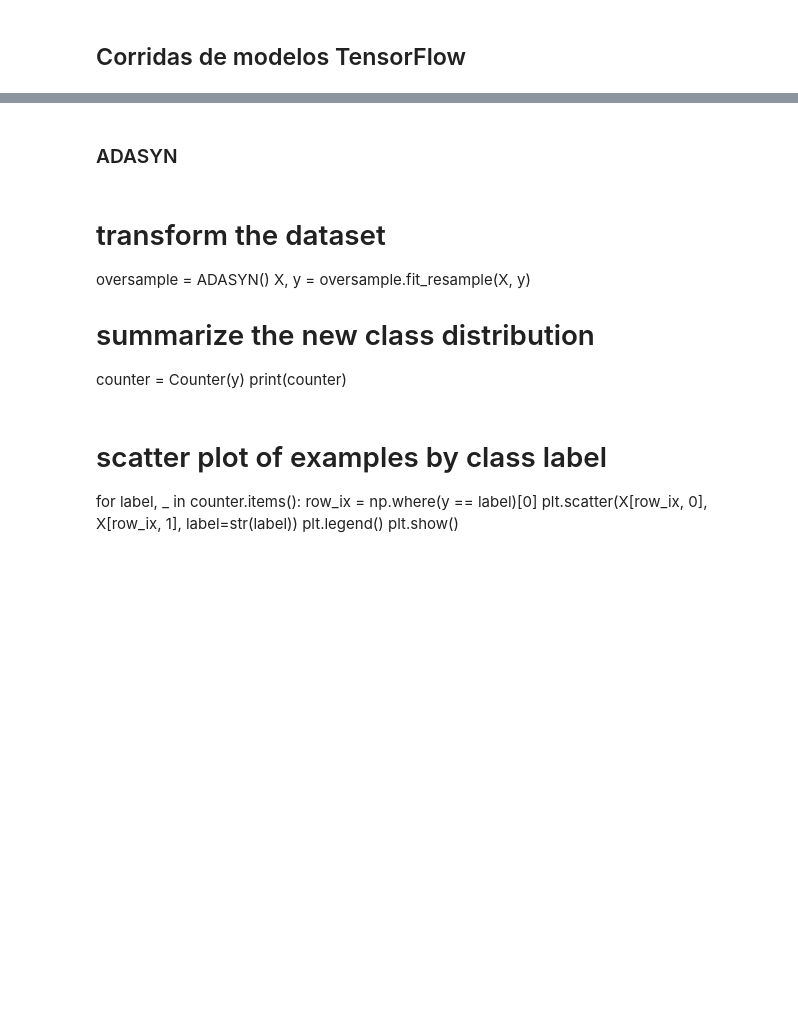
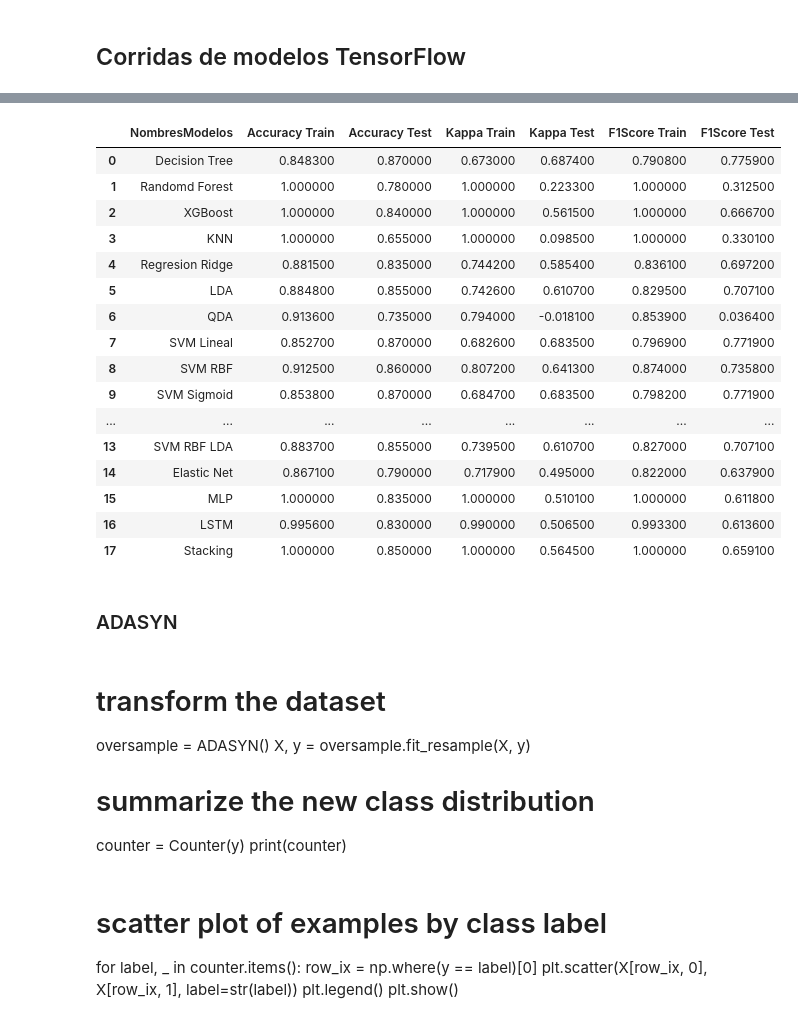
Before and after one commit to JhonHarry/Proyecto_TFM_UOC, a Jupyter notebook: code/insurance test models JHLG.ipynb, the cells around one changed output, grey strips where cells are left out. Saved outputs shown, nothing was run; the diff lists cells and outputs as text; code cells hidden in the pictures; blank space fills up the shorter version.

```diff
--- a/code/insurance test models JHLG.ipynb
+++ b/code/insurance test models JHLG.ipynb
@@ -1526,0 +1869,18 @@ metrics(y_test,y_pred_lstm)
+# %%
+data_stack_train=pd.DataFrame({'prob_lda': prob_lda_train[:,1],'prob_mlp': proba_mlp[:,1],'prob_svm': prob_svm_rbf_pca[:,1],'prob_lstm':y_pred_lstm_proba[:,0],'target':y_train})
+data_stack_test=pd.DataFrame({'prob_lda': prob_lda_test[:,1],'prob_mlp': proba_mlp_test[:,1],'prob_svm': prob_svm_rbf_pca_test[:,1],'prob_lstm':y_pred_lstm_proba_test[:,0],'target':y_test})
+data_stack_train.head()
+###shuffle data
+data_stack_train=data_stack_train.sample(frac=1)
+# %%
+metrica='accuracy'
+steps = [("SVM_stack", SVC(kernel="rbf",probability=True))]
+pipeline = Pipeline(steps)
+parametros = {'SVM_stack__C':[0.01,0.1,1,10], 'SVM_stack__gamma':[0.05,0.01, 1, 5]}
+grid1 = GridSearchCV(pipeline, param_grid=parametros, cv=5, scoring=metrica,n_jobs=-1)
+grid1.fit(data_stack_train.iloc[:,0:3], data_stack_train.iloc[:,4])
+y_svm_stack=grid1.predict(data_stack_test.iloc[:,0:3])
+y_svm_stack_train=grid1.predict(data_stack_train.iloc[:,0:3])
+prob_svm_stack_test=grid1.predict_proba(data_stack_test.iloc[:,0:3])
+metrics(data_stack_test.iloc[:,4],y_svm_stack)
+#metrics(data_stack_train.iloc[:,4],y_svm_stack_train)
@@ -1527,3 +1920,83 @@ metrics(y_test,y_pred_lstm)
+# %%
+name_models=['Decision Tree', 'Randomd Forest', 'XGBoost','KNN','Regresion Ridge','LDA','QDA','SVM Lineal','SVM RBF','SVM Sigmoid',
+                'SVM Lineal PCA','SVM RBF PCA','SVM Sigmoid PCA','SVM RBF LDA',
+                'Elastic Net','MLP','LSTM','Stacking']
+
+Accuracy_Train=[accuracy_score(y_train,pred_dt_train),accuracy_score(y_train,pred_rf_train),accuracy_score(y_train,pred_xgb_train),accuracy_score(y_train,pred_knn_train),
+                accuracy_score(y_train,pred_lass_train),accuracy_score(y_train,pred_lda_train),accuracy_score(y_train,pred_qda_train),
+                accuracy_score(y_train,y_svm_lin_train),accuracy_score(y_train,y_svm_rbf_train),accuracy_score(y_train,y_svm_sig_train),
+                accuracy_score(y_train,y_svm_lin_pca_train),
+                accuracy_score(y_train,y_svm_rbf_pca_train),accuracy_score(y_train,y_svm_sig_pca_train),
+                accuracy_score(y_train,y_svm_rbf_lda_train),accuracy_score(y_train,pred_enet_train),
+                accuracy_score(y_train,y_pred_train),accuracy_score(y_train,y_pred_lstm_train),accuracy_score(data_stack_train.iloc[:,4],y_svm_stack_train)]
+
+Accuracy_Test=[accuracy_score(y_test,pred_dt),accuracy_score(y_test,pred_rf),accuracy_score(y_test,pred_xgb),accuracy_score(y_test,pred_knn),
+                accuracy_score(y_test,pred_lass),accuracy_score(y_test,pred_lda),accuracy_score(y_test,pred_qda),
+                accuracy_score(y_test,y_svm_lin),accuracy_score(y_test,y_svm_rbf),accuracy_score(y_test,y_svm_sig),
+                accuracy_score(y_test,y_svm_lin_pca),
+                accuracy_score(y_test,y_svm_rbf_pca),accuracy_score(y_test,y_svm_sig_pca),
+                accuracy_score(y_test,y_svm_rbf_lda),accuracy_score(y_test,pred_enet),
+                accuracy_score(y_test,y_pred),accuracy_score(y_test,y_pred_lstm),accuracy_score(data_stack_test.iloc[:,4],y_svm_stack)]
+
+Kappa_Train=[cohen_kappa_score(y_train,pred_dt_train),cohen_kappa_score(y_train,pred_rf_train),cohen_kappa_score(y_train,pred_xgb_train),cohen_kappa_score(y_train,pred_knn_train),
+                cohen_kappa_score(y_train,pred_lass_train),cohen_kappa_score(y_train,pred_lda_train),cohen_kappa_score(y_train,pred_qda_train),
+                cohen_kappa_score(y_train,y_svm_lin_train),cohen_kappa_score(y_train,y_svm_rbf_train),cohen_kappa_score(y_train,y_svm_sig_train),
+                cohen_kappa_score(y_train,y_svm_lin_pca_train),
+                cohen_kappa_score(y_train,y_svm_rbf_pca_train),cohen_kappa_score(y_train,y_svm_sig_pca_train),
+                cohen_kappa_score(y_train,y_svm_rbf_lda_train),cohen_kappa_score(y_train,pred_enet_train),
+                cohen_kappa_score(y_train,y_pred_train),cohen_kappa_score(y_train,y_pred_lstm_train),cohen_kappa_score(data_stack_train.iloc[:,4],y_svm_stack_train)]
+
+Kappa_Test=[cohen_kappa_score(y_test,pred_dt),cohen_kappa_score(y_test,pred_rf),cohen_kappa_score(y_test,pred_xgb),cohen_kappa_score(y_test,pred_knn),
+                cohen_kappa_score(y_test,pred_lass),cohen_kappa_score(y_test,pred_lda),cohen_kappa_score(y_test,pred_qda),
+                cohen_kappa_score(y_test,y_svm_lin),cohen_kappa_score(y_test,y_svm_rbf),cohen_kappa_score(y_test,y_svm_sig),
+                cohen_kappa_score(y_test,y_svm_lin_pca),
+                cohen_kappa_score(y_test,y_svm_rbf_pca),cohen_kappa_score(y_test,y_svm_sig_pca),
+                cohen_kappa_score(y_test,y_svm_rbf_lda),cohen_kappa_score(y_test,pred_enet),
+                cohen_kappa_score(y_test,y_pred),cohen_kappa_score(y_test,y_pred_lstm),cohen_kappa_score(data_stack_test.iloc[:,4],y_svm_stack)]
+
+F1Score_Train=[f1_score(y_train,pred_dt_train),f1_score(y_train,pred_rf_train),f1_score(y_train,pred_xgb_train),f1_score(y_train,pred_knn_train),
+                f1_score(y_train,pred_lass_train),f1_score(y_train,pred_lda_train),f1_score(y_train,pred_qda_train),
+                f1_score(y_train,y_svm_lin_train),f1_score(y_train,y_svm_rbf_train),f1_score(y_train,y_svm_sig_train),
+                f1_score(y_train,y_svm_lin_pca_train),
+                f1_score(y_train,y_svm_rbf_pca_train),f1_score(y_train,y_svm_sig_pca_train),
+                f1_score(y_train,y_svm_rbf_lda_train),f1_score(y_train,pred_enet_train),
+                f1_score(y_train,y_pred_train),f1_score(y_train,y_pred_lstm_train),f1_score(data_stack_train.iloc[:,4],y_svm_stack_train)]
+
+F1Score_Test=[f1_score(y_test,pred_dt),f1_score(y_test,pred_rf),f1_score(y_test,pred_xgb),f1_score(y_test,pred_knn),
+                f1_score(y_test,pred_lass),f1_score(y_test,pred_lda),f1_score(y_test,pred_qda),
+                f1_score(y_test,y_svm_lin),f1_score(y_test,y_svm_rbf),f1_score(y_test,y_svm_sig),
+                f1_score(y_test,y_svm_lin_pca),
+                f1_score(y_test,y_svm_rbf_pca),f1_score(y_test,y_svm_sig_pca),
+                f1_score(y_test,y_svm_rbf_lda),f1_score(y_test,pred_enet),
+                f1_score(y_test,y_pred),f1_score(y_test,y_pred_lstm),f1_score(data_stack_test.iloc[:,4],y_svm_stack)]
+
+
+
+Tabla={'NombresModelos':name_models,'Accuracy Train':Accuracy_Train,'Accuracy Test':Accuracy_Test,
+             'Kappa Train':Kappa_Train,'Kappa Test':Kappa_Test,
+             'F1Score Train':F1Score_Train,'F1Score Test':F1Score_Test}
+resultado_modelos = pd.DataFrame(Tabla)
+resultado_modelos = resultado_modelos.round(decimals = 4)
+resultado_modelos.style.highlight_max(color = 'blue', axis = 0)
+#df.style.highlight_max(color = 'lightgreen', axis = 0)
+# %% [output]
+|  | NombresModelos | Accuracy Train | Accuracy Test | Kappa Train | Kappa Test | F1Score Train | F1Score Test |
+| 0 | Decision Tree | 0.848300 | 0.870000 | 0.673000 | 0.687400 | 0.790800 | 0.775900 |
+| 1 | Randomd Forest | 1.000000 | 0.780000 | 1.000000 | 0.223300 | 1.000000 | 0.312500 |
+| 2 | XGBoost | 1.000000 | 0.840000 | 1.000000 | 0.561500 | 1.000000 | 0.666700 |
+| 3 | KNN | 1.000000 | 0.655000 | 1.000000 | 0.098500 | 1.000000 | 0.330100 |
+| 4 | Regresion Ridge | 0.881500 | 0.835000 | 0.744200 | 0.585400 | 0.836100 | 0.697200 |
+| 5 | LDA | 0.884800 | 0.855000 | 0.742600 | 0.610700 | 0.829500 | 0.707100 |
+| 6 | QDA | 0.913600 | 0.735000 | 0.794000 | -0.018100 | 0.853900 | 0.036400 |
+| 7 | SVM Lineal | 0.852700 | 0.870000 | 0.682600 | 0.683500 | 0.796900 | 0.771900 |
+| 8 | SVM RBF | 0.912500 | 0.860000 | 0.807200 | 0.641300 | 0.874000 | 0.735800 |
+| 9 | SVM Sigmoid | 0.853800 | 0.870000 | 0.684700 | 0.683500 | 0.798200 | 0.771900 |
+| ... | ... | ... | ... | ... | ... | ... | ... |
+| 13 | SVM RBF LDA | 0.883700 | 0.855000 | 0.739500 | 0.610700 | 0.827000 | 0.707100 |
+| 14 | Elastic Net | 0.867100 | 0.790000 | 0.717900 | 0.495000 | 0.822000 | 0.637900 |
+| 15 | MLP | 1.000000 | 0.835000 | 1.000000 | 0.510100 | 1.000000 | 0.611800 |
+| 16 | LSTM | 0.995600 | 0.830000 | 0.990000 | 0.506500 | 0.993300 | 0.613600 |
+| 17 | Stacking | 1.000000 | 0.850000 | 1.000000 | 0.564500 | 1.000000 | 0.659100 |
 # %% [markdown]
 ### ADASYN
 # %% [markdown]
```
Also changed, not shown: parts of 72 cells of this notebook, 3 other files.
